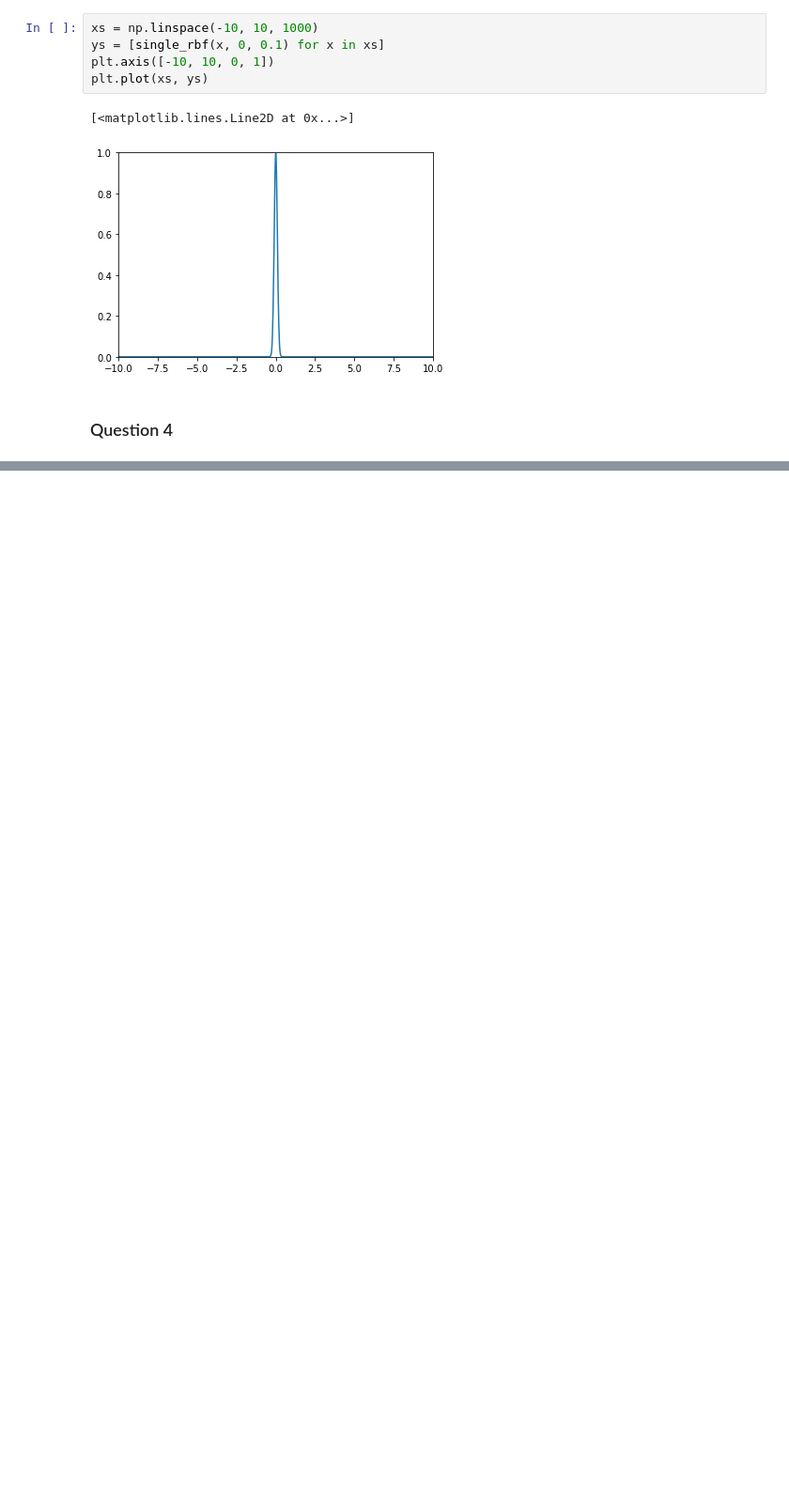
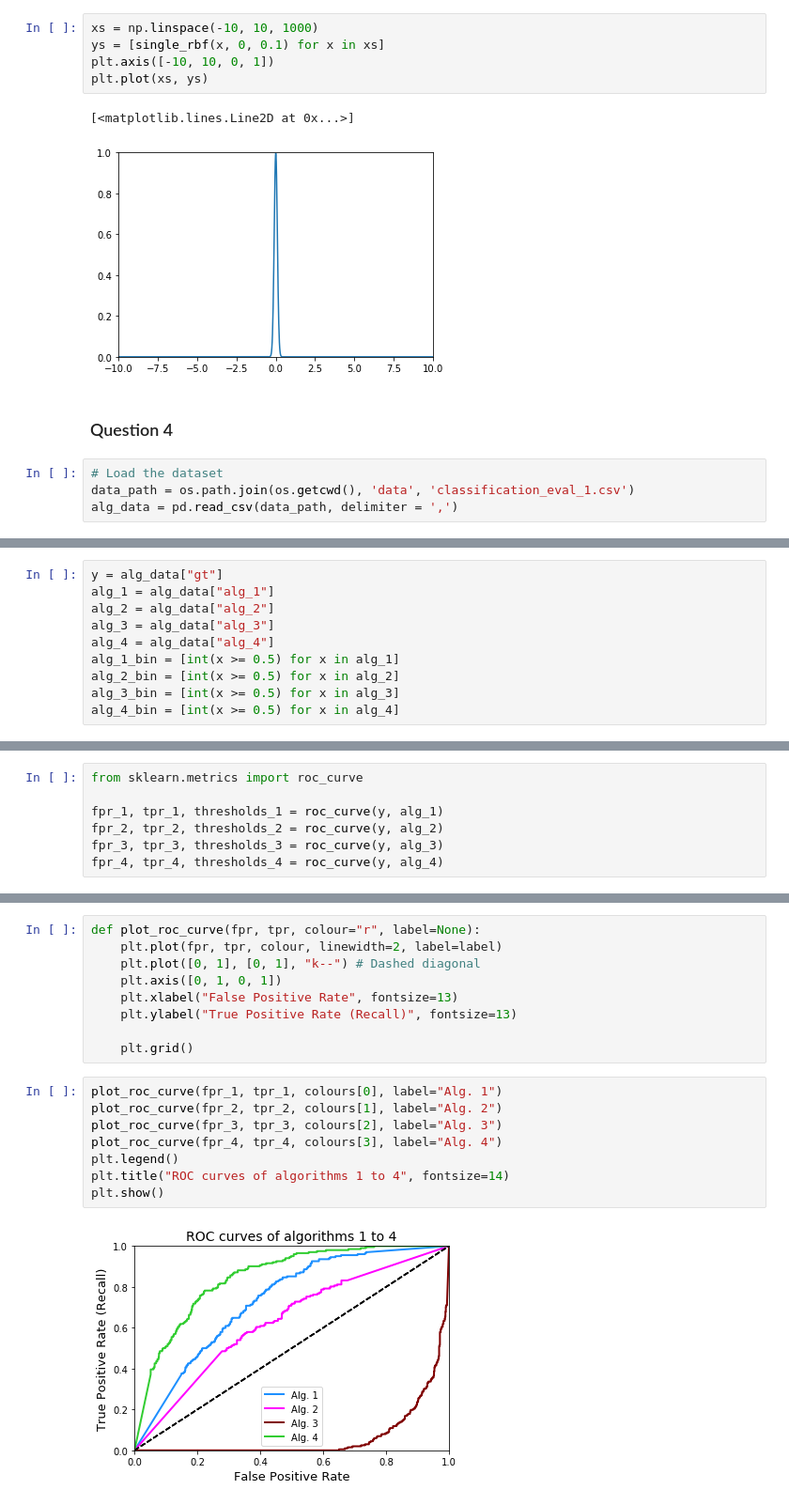
Before and after one commit to larswe/introductory-applied-machine-learning, a Jupyter notebook: Coursework 1/Untitled.ipynb, the cells around one changed output, grey strips where cells are left out. Shown at 94% size. Drawn from its saved outputs; the diff is of its cells as text; blank space fills up the shorter version.

```diff
--- a/Coursework 1/Untitled.ipynb
+++ b/Coursework 1/Untitled.ipynb
@@ -266,3 +265,7 @@ plt.plot(xs, ys)
 [figure]
 # %% [markdown]
 ### Question 4
+# %%
+# Load the dataset
+data_path = os.path.join(os.getcwd(), 'data', 'classification_eval_1.csv')
+alg_data = pd.read_csv(data_path, delimiter = ',')
@@ -268,0 +293,10 @@ plt.plot(xs, ys)
+# %%
+y = alg_data["gt"]
+alg_1 = alg_data["alg_1"]
+alg_2 = alg_data["alg_2"]
+alg_3 = alg_data["alg_3"]
+alg_4 = alg_data["alg_4"]
+alg_1_bin = [int(x >= 0.5) for x in alg_1]
+alg_2_bin = [int(x >= 0.5) for x in alg_2]
+alg_3_bin = [int(x >= 0.5) for x in alg_3]
+alg_4_bin = [int(x >= 0.5) for x in alg_4]
@@ -268,0 +317,7 @@ plt.plot(xs, ys)
+# %%
+from sklearn.metrics import roc_curve
+
+fpr_1, tpr_1, thresholds_1 = roc_curve(y, alg_1)
+fpr_2, tpr_2, thresholds_2 = roc_curve(y, alg_2)
+fpr_3, tpr_3, thresholds_3 = roc_curve(y, alg_3)
+fpr_4, tpr_4, thresholds_4 = roc_curve(y, alg_4)
@@ -268,0 +363,19 @@ plt.plot(xs, ys)
+# %%
+def plot_roc_curve(fpr, tpr, colour="r", label=None):
+    plt.plot(fpr, tpr, colour, linewidth=2, label=label)
+    plt.plot([0, 1], [0, 1], "k--") # Dashed diagonal
+    plt.axis([0, 1, 0, 1])
+    plt.xlabel("False Positive Rate", fontsize=13)
+    plt.ylabel("True Positive Rate (Recall)", fontsize=13)
+
+    plt.grid()
+# %%
+plot_roc_curve(fpr_1, tpr_1, colours[0], label="Alg. 1")
+plot_roc_curve(fpr_2, tpr_2, colours[1], label="Alg. 2")
+plot_roc_curve(fpr_3, tpr_3, colours[2], label="Alg. 3")
+plot_roc_curve(fpr_4, tpr_4, colours[3], label="Alg. 4")
+plt.legend()
+plt.title("ROC curves of algorithms 1 to 4", fontsize=14)
+plt.show()
+# %% [output]
+[figure, added]
```
Also changed, not shown: parts of 9 cells of this notebook, 1 other file.
